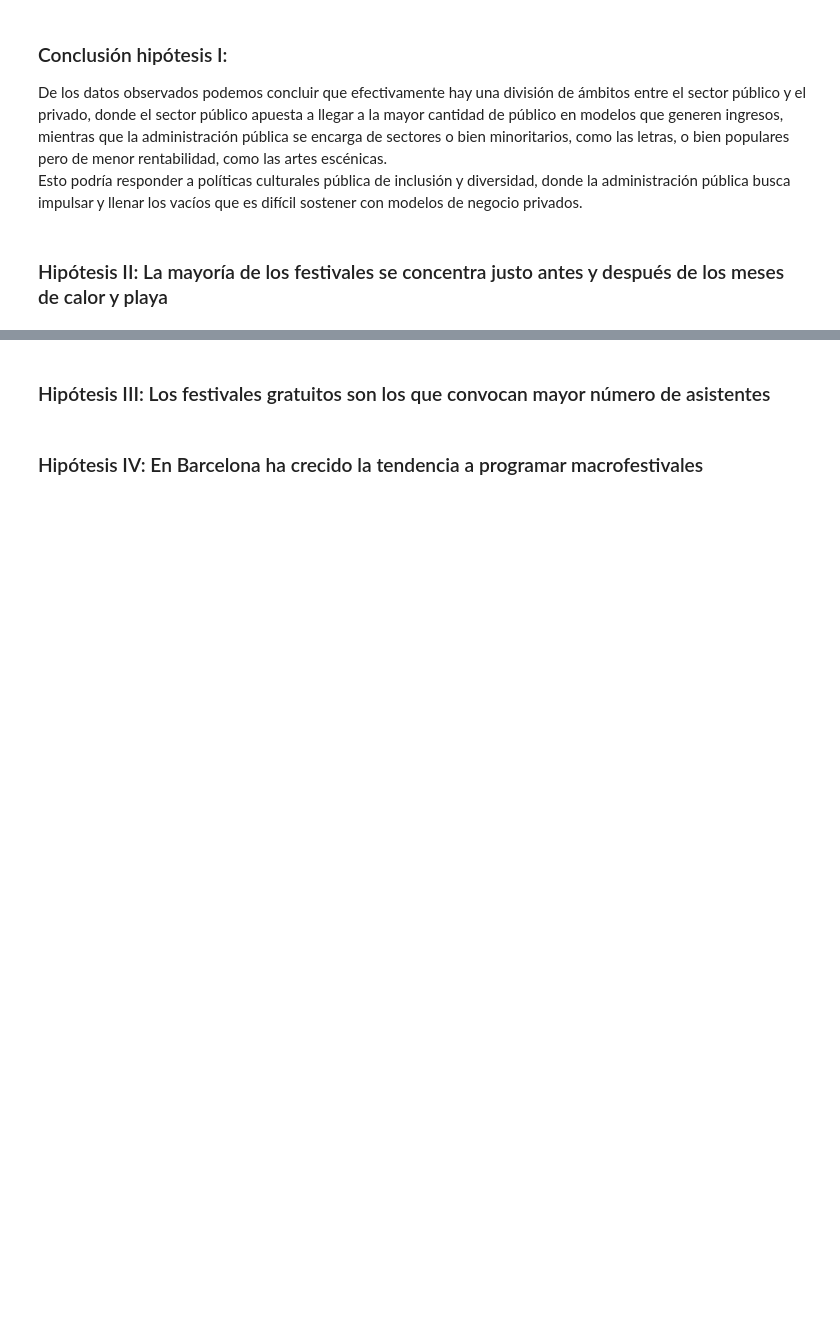
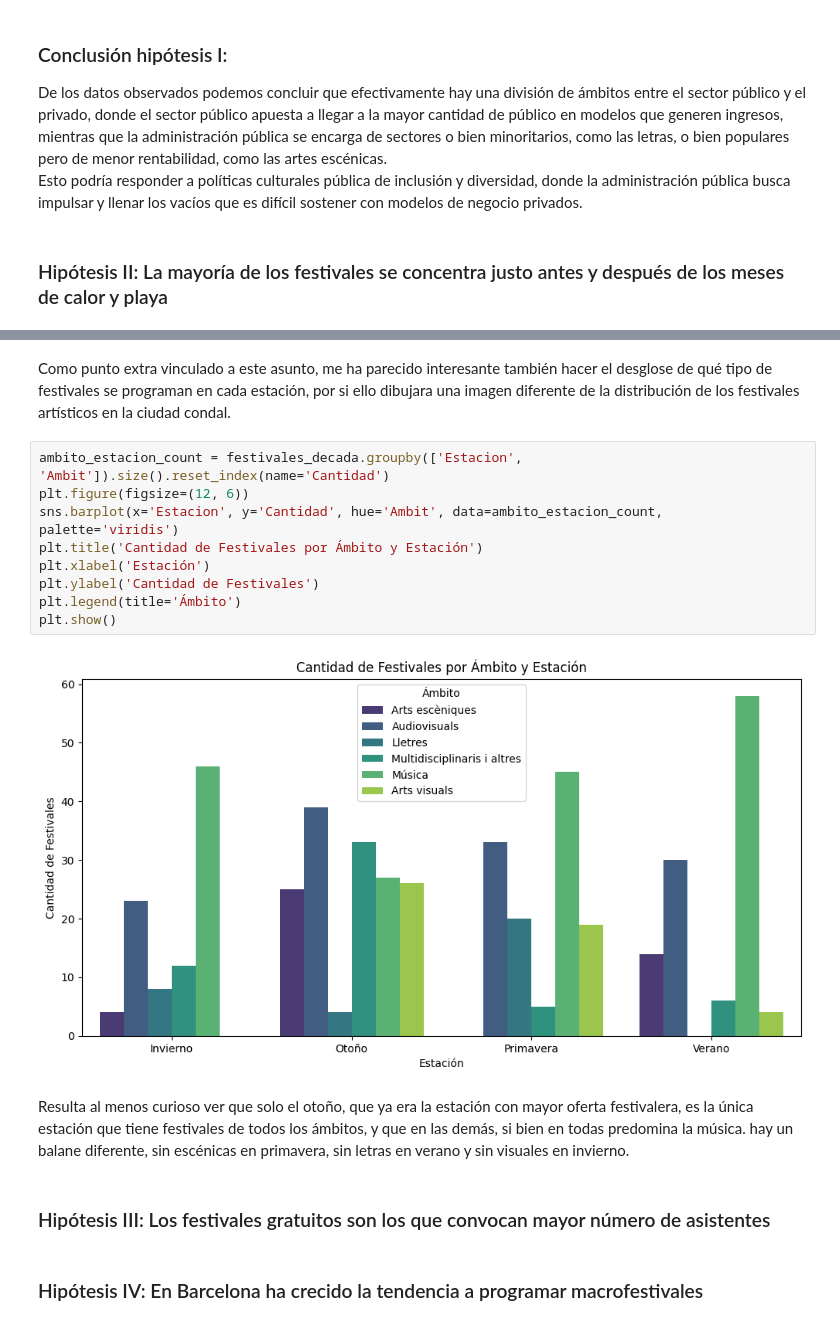
Before and after one commit to marosor/ONLINE_DS_THEBRIDGE_marosor, a Jupyter notebook: EDA/Memoria EDA.ipynb, the cells around one changed output, grey strips where cells are left out. Cells and saved outputs as stored; diff of their text form; blank space fills up the shorter version.

```diff
--- a/EDA/Memoria EDA.ipynb
+++ b/EDA/Memoria EDA.ipynb
@@ -170,3 +239,18 @@ Esto podría responder a políticas culturales pública de inclusión y diversid
+# %% [markdown]
+Como punto extra vinculado a este asunto, me ha parecido interesante también hacer el desglose de qué tipo de festivales se programan en cada estación, por si ello dibujara una imagen diferente de la distribución de los festivales artísticos en la ciudad condal.
+# %%
+ambito_estacion_count = festivales_decada.groupby(['Estacion', 'Ambit']).size().reset_index(name='Cantidad')
+plt.figure(figsize=(12, 6))
+sns.barplot(x='Estacion', y='Cantidad', hue='Ambit', data=ambito_estacion_count, palette='viridis')
+plt.title('Cantidad de Festivales por Ámbito y Estación')
+plt.xlabel('Estación')
+plt.ylabel('Cantidad de Festivales')
+plt.legend(title='Ámbito')
+plt.show()
+# %% [output]
+[figure, added]
+# %% [markdown]
+Resulta al menos curioso ver que solo el otoño, que ya era la estación con mayor oferta festivalera, es la única estación que tiene festivales de todos los ámbitos, y que en las demás, si bien en todas predomina la música. hay un balane diferente, sin escénicas en primavera, sin letras en verano y sin visuales en invierno.
 # %% [markdown]
 ### Hipótesis III: Los festivales gratuitos son los que convocan mayor número de asistentes
 # %% [markdown]
```
Also changed, not shown: parts of 9 cells of this notebook.
